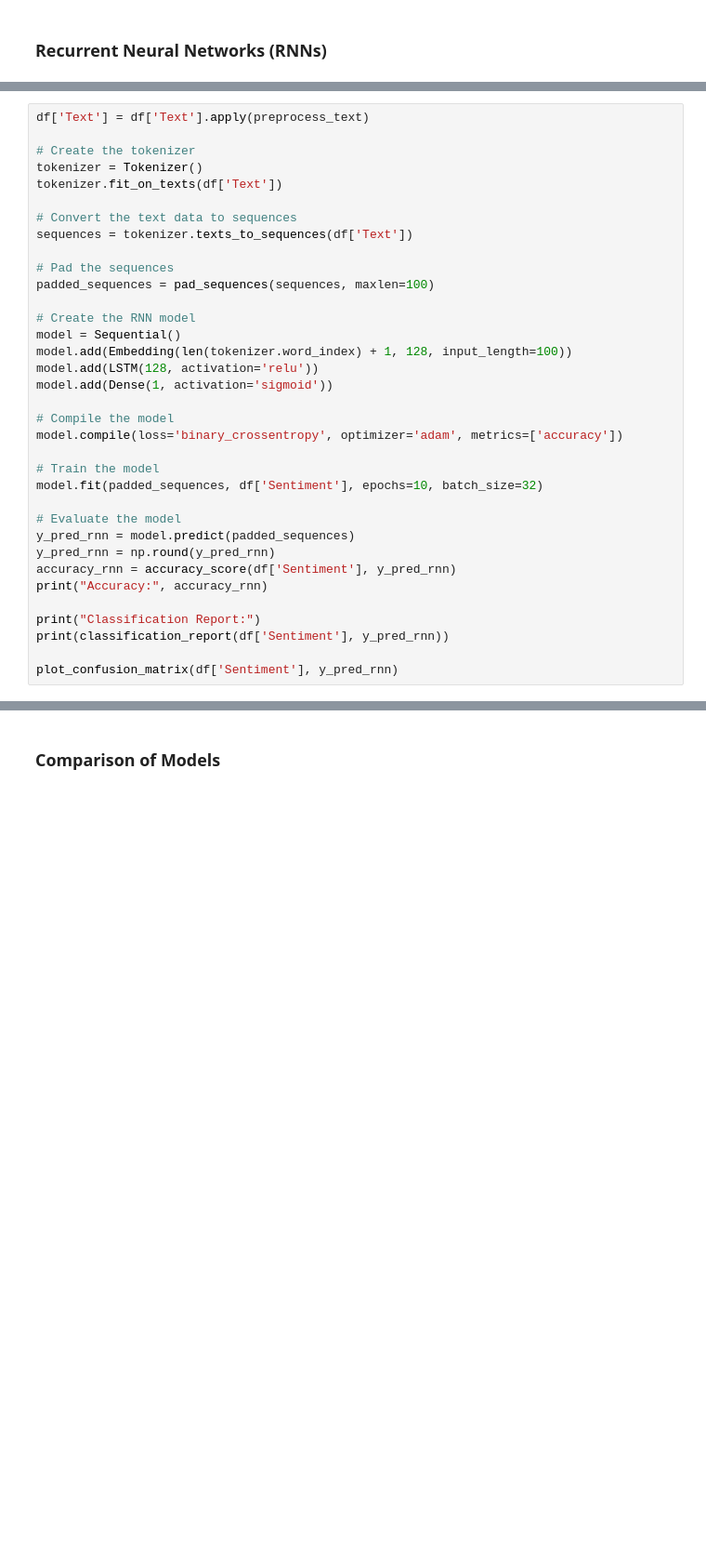
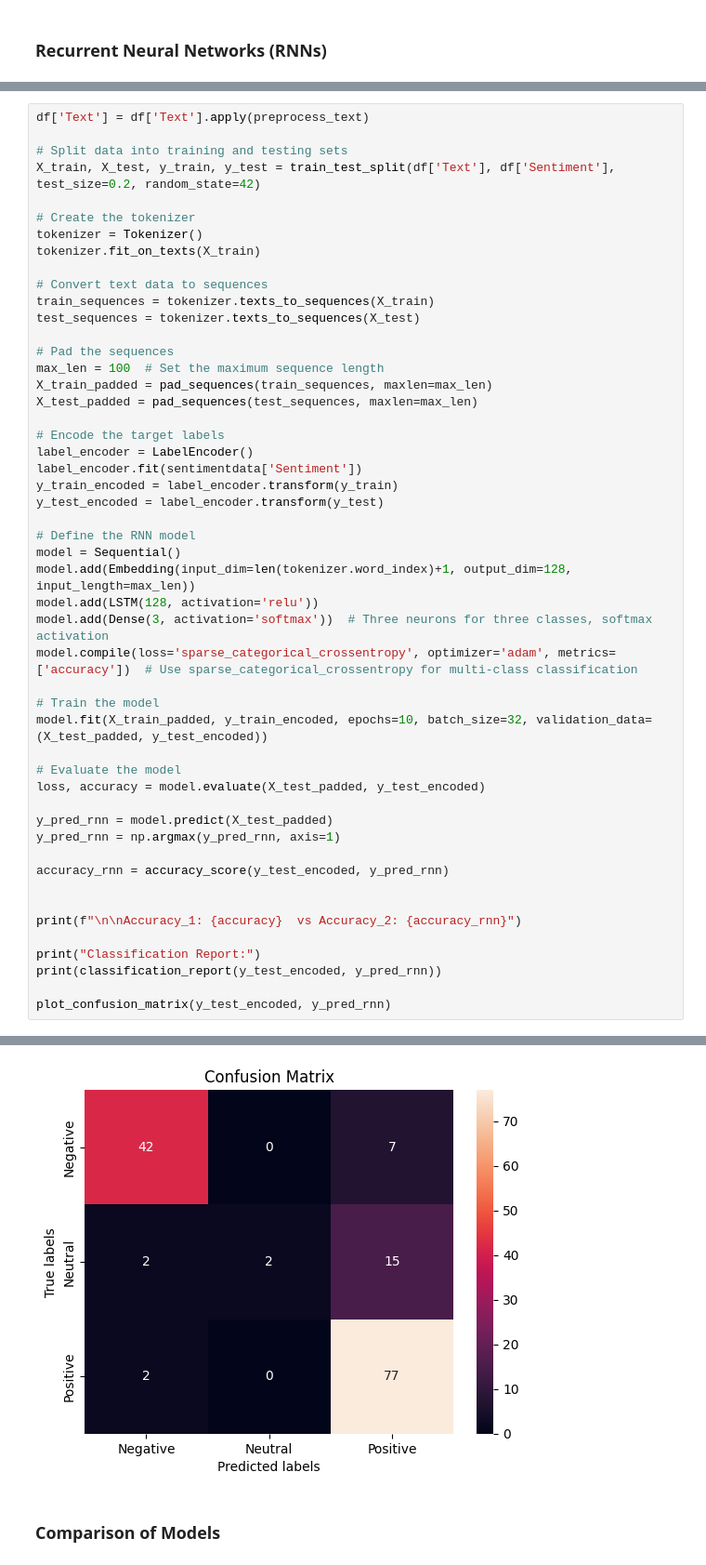
Before and after one commit to kkrusere/youTube-comments-Analyzer, a Jupyter notebook: LLM_fine-tuned.ipynb, the cells around one changed output, grey strips where cells are left out. Shown at 93% size. Drawn from its saved outputs; the diff is of its cells as text; blank space fills up the shorter version.

```diff
--- a/LLM_fine-tuned.ipynb
+++ b/LLM_fine-tuned.ipynb
@@ -323,35 +360,51 @@ from tensorflow.keras.layers import Embedding, LSTM, Dense
 # %%
 df['Text'] = df['Text'].apply(preprocess_text)
 
+# Split data into training and testing sets
+X_train, X_test, y_train, y_test = train_test_split(df['Text'], df['Sentiment'], test_size=0.2, random_state=42)
+
 # Create the tokenizer
 tokenizer = Tokenizer()
-tokenizer.fit_on_texts(df['Text'])
+tokenizer.fit_on_texts(X_train)
 
-# Convert the text data to sequences
-sequences = tokenizer.texts_to_sequences(df['Text'])
+# Convert text data to sequences
+train_sequences = tokenizer.texts_to_sequences(X_train)
+test_sequences = tokenizer.texts_to_sequences(X_test)
 
 # Pad the sequences
-padded_sequences = pad_sequences(sequences, maxlen=100)
+max_len = 100  # Set the maximum sequence length
+X_train_padded = pad_sequences(train_sequences, maxlen=max_len)
+X_test_padded = pad_sequences(test_sequences, maxlen=max_len)
 
-# Create the RNN model
+# Encode the target labels
+label_encoder = LabelEncoder()
+label_encoder.fit(sentimentdata['Sentiment'])
+y_train_encoded = label_encoder.transform(y_train)
+y_test_encoded = label_encoder.transform(y_test)
+
+# Define the RNN model
 model = Sequential()
-model.add(Embedding(len(tokenizer.word_index) + 1, 128, input_length=100))
+model.add(Embedding(input_dim=len(tokenizer.word_index)+1, output_dim=128, input_length=max_len))
 model.add(LSTM(128, activation='relu'))
-model.add(Dense(1, activation='sigmoid'))
-
-# Compile the model
-model.compile(loss='binary_crossentropy', optimizer='adam', metrics=['accuracy'])
+model.add(Dense(3, activation='softmax'))  # Three neurons for three classes, softmax activation
+model.compile(loss='sparse_categorical_crossentropy', optimizer='adam', metrics=['accuracy'])  # Use sparse_categorical_crossentropy for multi-class classification
 
 # Train the model
-model.fit(padded_sequences, df['Sentiment'], epochs=10, batch_size=32)
+model.fit(X_train_padded, y_train_encoded, epochs=10, batch_size=32, validation_data=(X_test_padded, y_test_encoded))
 
 # Evaluate the model
-y_pred_rnn = model.predict(padded_sequences)
-y_pred_rnn = np.round(y_pred_rnn)
-accuracy_rnn = accuracy_score(df['Sentiment'], y_pred_rnn)
-print("Accuracy:", accuracy_rnn)
+loss, accuracy = model.evaluate(X_test_padded, y_test_encoded)
+
+y_pred_rnn = model.predict(X_test_padded)
+y_pred_rnn = np.argmax(y_pred_rnn, axis=1)
+
+accuracy_rnn = accuracy_score(y_test_encoded, y_pred_rnn)
+
+
+print(f"\n\nAccuracy_1: {accuracy}  vs Accuracy_2: {accuracy_rnn}")
 
 print("Classification Report:")
-print(classification_report(df['Sentiment'], y_pred_rnn))
+print(classification_report(y_test_encoded, y_pred_rnn))
 
-plot_confusion_matrix(df['Sentiment'], y_pred_rnn)
+plot_confusion_matrix(y_test_encoded, y_pred_rnn)
+# %% [output]
@@ -358,3 +428,4 @@ plot_confusion_matrix(df['Sentiment'], y_pred_rnn)
+[figure, added]
 # %% [markdown]
 ### **Comparison of Models**
 # %%
```
Also changed, not shown: parts of 11 cells of this notebook.
